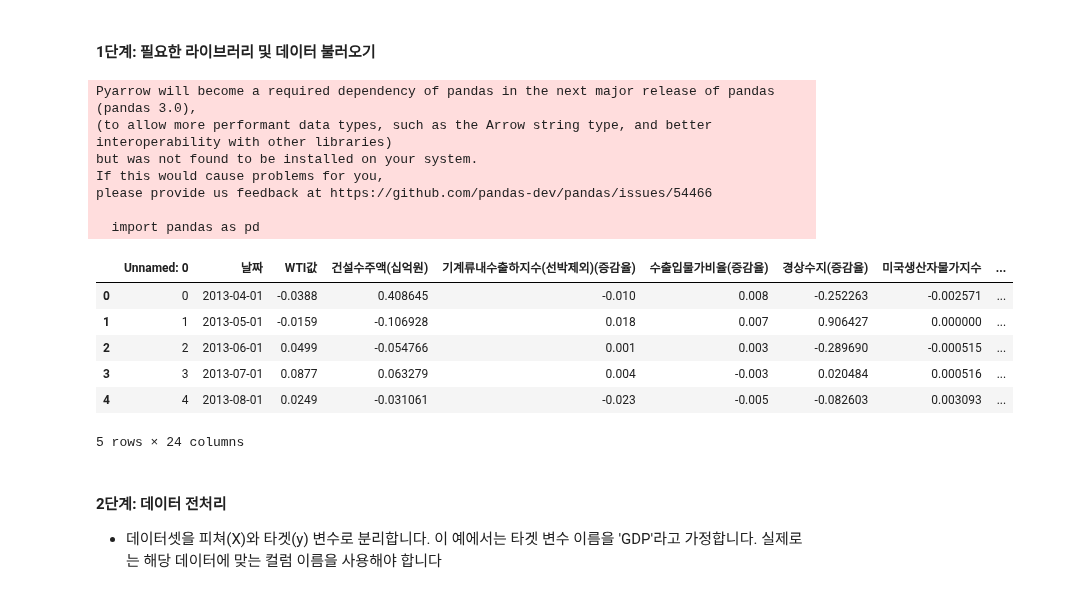
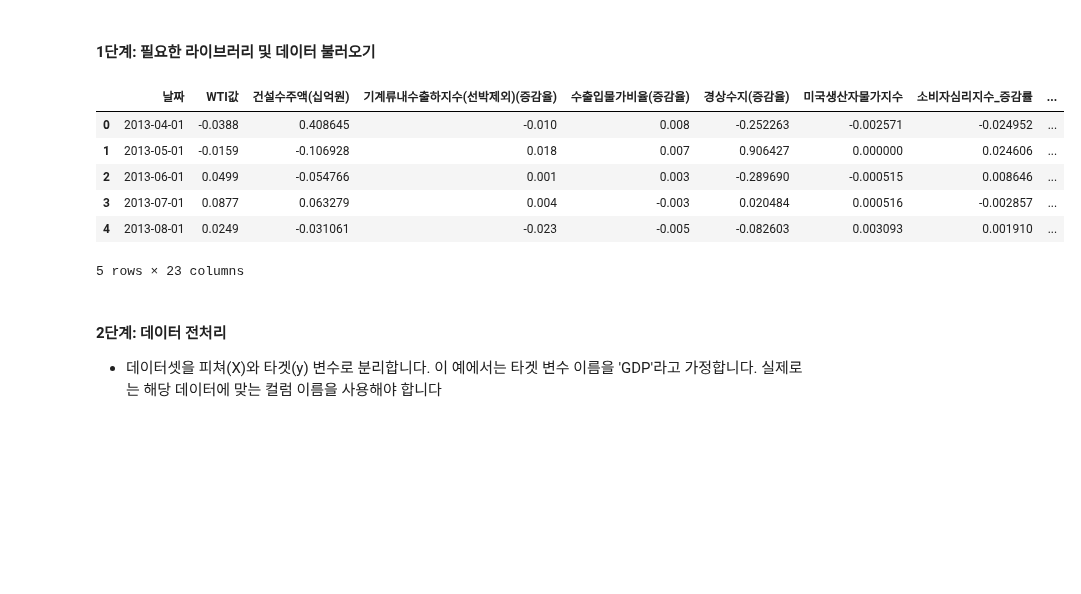
Before and after one commit to kimsierra/vscode, a Jupyter notebook: 2024/ML/프로젝트/LogisticRegression.ipynb, the cells around one changed output. Saved outputs shown, nothing was run; the diff lists cells and outputs as text; code cells hidden in the pictures; blank space fills up the shorter version.

```diff
--- a/2024/ML/프로젝트/LogisticRegression.ipynb
+++ b/2024/ML/프로젝트/LogisticRegression.ipynb
@@ -3,31 +3,24 @@
 # %%
 import pandas as pd
 from sklearn.model_selection import train_test_split
-from sklearn.linear_model import LassoCV
-from sklearn.metrics import mean_squared_error
+from sklearn.linear_model import LogisticRegression, Ridge
+from sklearn.metrics import accuracy_score, precision_score, recall_score, f1_score, roc_auc_score
 import numpy as np
 
 
 # 데이터 불러오기
-data = pd.read_excel('C:/Users/SAMSUNG/Documents/vscode/2024/ML/프로젝트/data/features_except_GDP.xlsx')
+data = pd.read_excel('C:/Users/SAMSUNG/Documents/vscode/2024/ML/프로젝트/data/features_except_GDP.xlsx',index_col=0)
 
 # 데이터 확인
 data.head()
 # %% [output]
+|  | 날짜 | WTI값 | 건설수주액(십억원) | 기계류내수출하지수(선박제외)(증감율) | 수출입물가비율(증감율) | 경상수지(증감율) | 미국생산자물가지수 | 소비자심리지수_증감률 | ... |
+| 0 | 2013-04-01 | -0.0388 | 0.408645 | -0.010 | 0.008 | -0.252263 | -0.002571 | -0.024952 | ... |
+| 1 | 2013-05-01 | -0.0159 | -0.106928 | 0.018 | 0.007 | 0.906427 | 0.000000 | 0.024606 | ... |
+| 2 | 2013-06-01 | 0.0499 | -0.054766 | 0.001 | 0.003 | -0.289690 | -0.000515 | 0.008646 | ... |
+| 3 | 2013-07-01 | 0.0877 | 0.063279 | 0.004 | -0.003 | 0.020484 | 0.000516 | -0.002857 | ... |
+| 4 | 2013-08-01 | 0.0249 | -0.031061 | -0.023 | -0.005 | -0.082603 | 0.003093 | 0.001910 | ... |
-Pyarrow will become a required dependency of pandas in the next major release of pandas (pandas 3.0),
-(to allow more performant data types, such as the Arrow string type, and better interoperability with other libraries)
-but was not found to be installed on your system.
-If this would cause problems for you,
-please provide us feedback at https://github.com/pandas-dev/pandas/issues/54466
-
-  import pandas as pd
+5 rows × 23 columns
-|  | Unnamed: 0 | 날짜 | WTI값 | 건설수주액(십억원) | 기계류내수출하지수(선박제외)(증감율) | 수출입물가비율(증감율) | 경상수지(증감율) | 미국생산자물가지수 | ... |
-| 0 | 0 | 2013-04-01 | -0.0388 | 0.408645 | -0.010 | 0.008 | -0.252263 | -0.002571 | ... |
-| 1 | 1 | 2013-05-01 | -0.0159 | -0.106928 | 0.018 | 0.007 | 0.906427 | 0.000000 | ... |
-| 2 | 2 | 2013-06-01 | 0.0499 | -0.054766 | 0.001 | 0.003 | -0.289690 | -0.000515 | ... |
-| 3 | 3 | 2013-07-01 | 0.0877 | 0.063279 | 0.004 | -0.003 | 0.020484 | 0.000516 | ... |
-| 4 | 4 | 2013-08-01 | 0.0249 | -0.031061 | -0.023 | -0.005 | -0.082603 | 0.003093 | ... |
-5 rows × 24 columns
 # %% [markdown]
 #### 2단계: 데이터 전처리
 - 데이터셋을 피쳐(X)와 타겟(y) 변수로 분리합니다. 이 예에서는 타겟 변수 이름을 'GDP'라고 가정합니다. 실제로는 해당 데이터에 맞는 컬럼 이름을 사용해야 합니다
```
Also changed, not shown: parts of 17 cells of this notebook, 8 other files.
